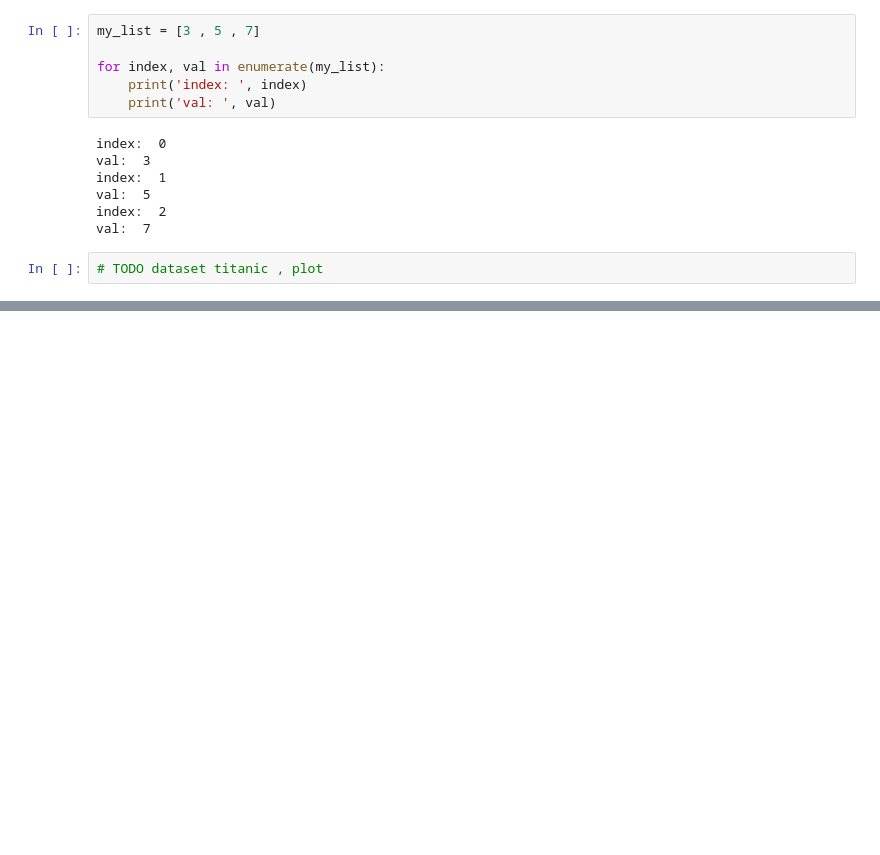
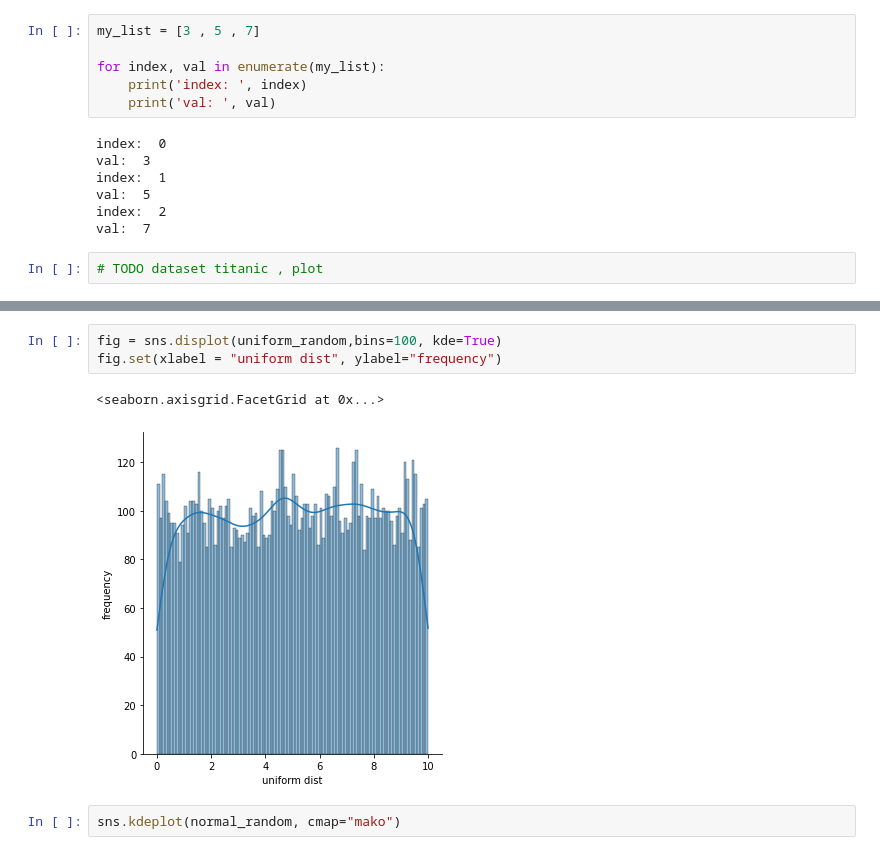
Before and after one commit to MapsaBootCamp/MachineLearning1, a Jupyter notebook: ML_Libraries/matplotlib_section.ipynb, the cells around one changed output, grey strips where cells are left out. Drawn from its saved outputs; the diff is of its cells as text; blank space fills up the shorter version.

```diff
--- a/ML_Libraries/matplotlib_section.ipynb
+++ b/ML_Libraries/matplotlib_section.ipynb
@@ -280,0 +325,8 @@ val:  7
+# %%
+fig = sns.displot(uniform_random,bins=100, kde=True)
+fig.set(xlabel = "uniform dist", ylabel="frequency")
+# %% [output]
+<seaborn.axisgrid.FacetGrid at 0x...>
+[figure, added]
+# %%
+sns.kdeplot(normal_random, cmap="mako")
```
Also changed, not shown: parts of 9 cells of this notebook, 1 other file.
